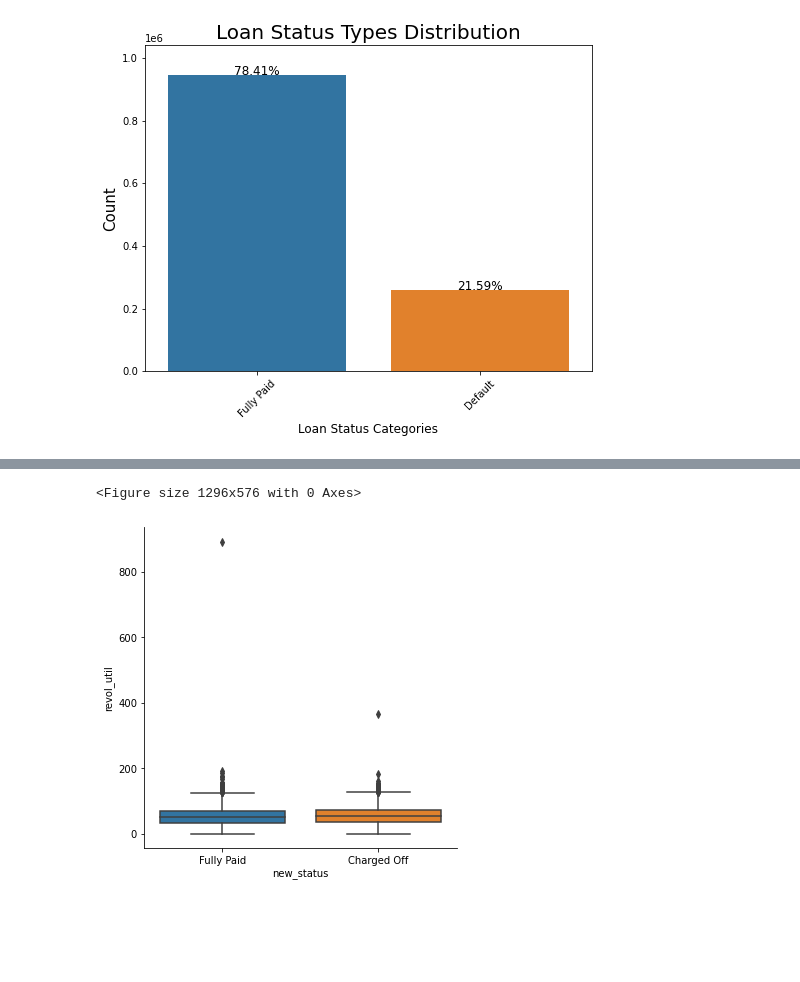
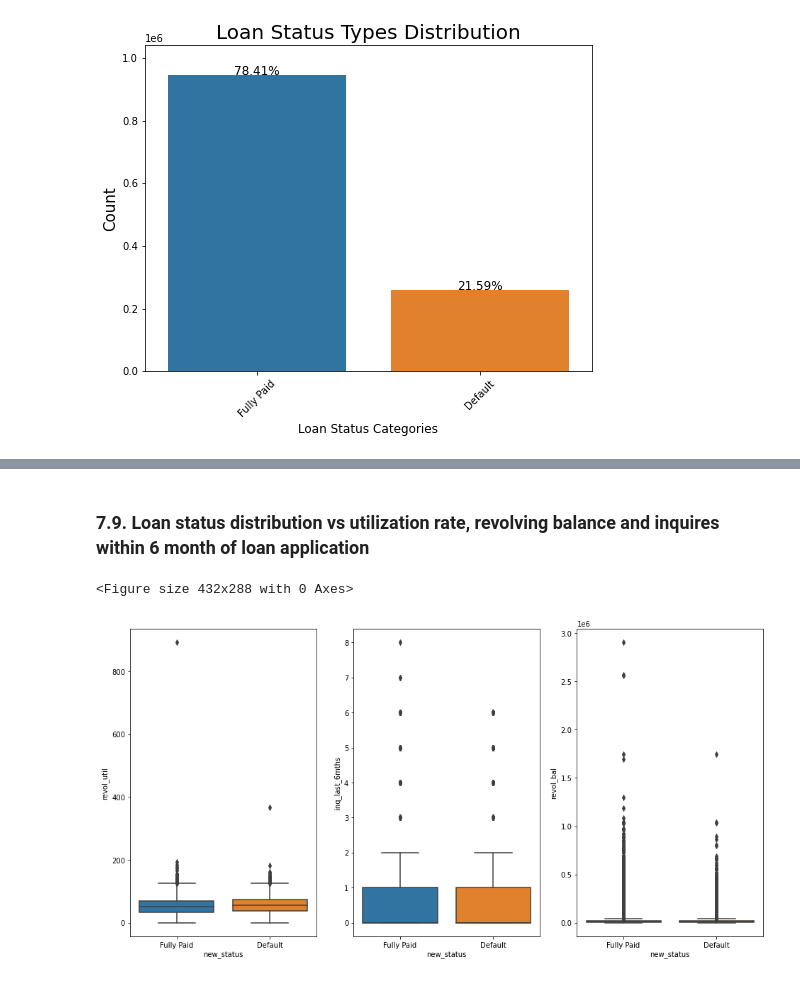
Before and after one commit to somayehY/SomayeYoussefi, a Jupyter notebook: LendingClub/LendingClub_ExploratoryDataAnalysis.ipynb, the cells around one changed output, grey strips where cells are left out. Cells and saved outputs as stored; diff of their text form; code cells hidden in the pictures; blank space fills up the shorter version.

```diff
--- a/LendingClub/LendingClub_ExploratoryDataAnalysis.ipynb
+++ b/LendingClub/LendingClub_ExploratoryDataAnalysis.ipynb
@@ -286,0 +317,3 @@ Index(['Unnamed: 0', 'revol_util', 'dti', 'chargeoff_within_12_mths',
+# %%
+
+df['total'] = df['installment']*pd.to_numeric(df['term'].str[0:4])
@@ -287,6 +348,13 @@ Index(['Unnamed: 0', 'revol_util', 'dti', 'chargeoff_within_12_mths',
+# %% [markdown]
+### 7.9. Loan status distribution vs utilization rate, revolving balance and inquires within 6 month of loan application  <a class='anchor' id='util'></a>
 # %%
-plt.figure(figsize = (18,8))
-g = sns.catplot(x="new_status", y='revol_util', kind='box', data=dff)
+plt.figure()
+fig, axes = plt.subplots(nrows=1, ncols=3, figsize=(16,8)) # create 1x2 array of subplots
+
+sns.boxplot(x="new_status", y='revol_util', data=df, ax=axes[0]) # add boxplot to 1st subplot
+sns.boxplot(x="new_status", y='inq_last_6mths', data=df, ax=axes[1]) # add boxplot to 2nd subplot
+sns.boxplot(x="new_status", y='revol_bal', data=df, ax=axes[2])
+plt.show()
 # %% [output]
-<Figure size 1296x576 with 0 Axes>
+<Figure size 432x288 with 0 Axes>
-[figure, old version]
+[figure, new version]
```
Also changed, not shown: parts of 65 cells of this notebook.
